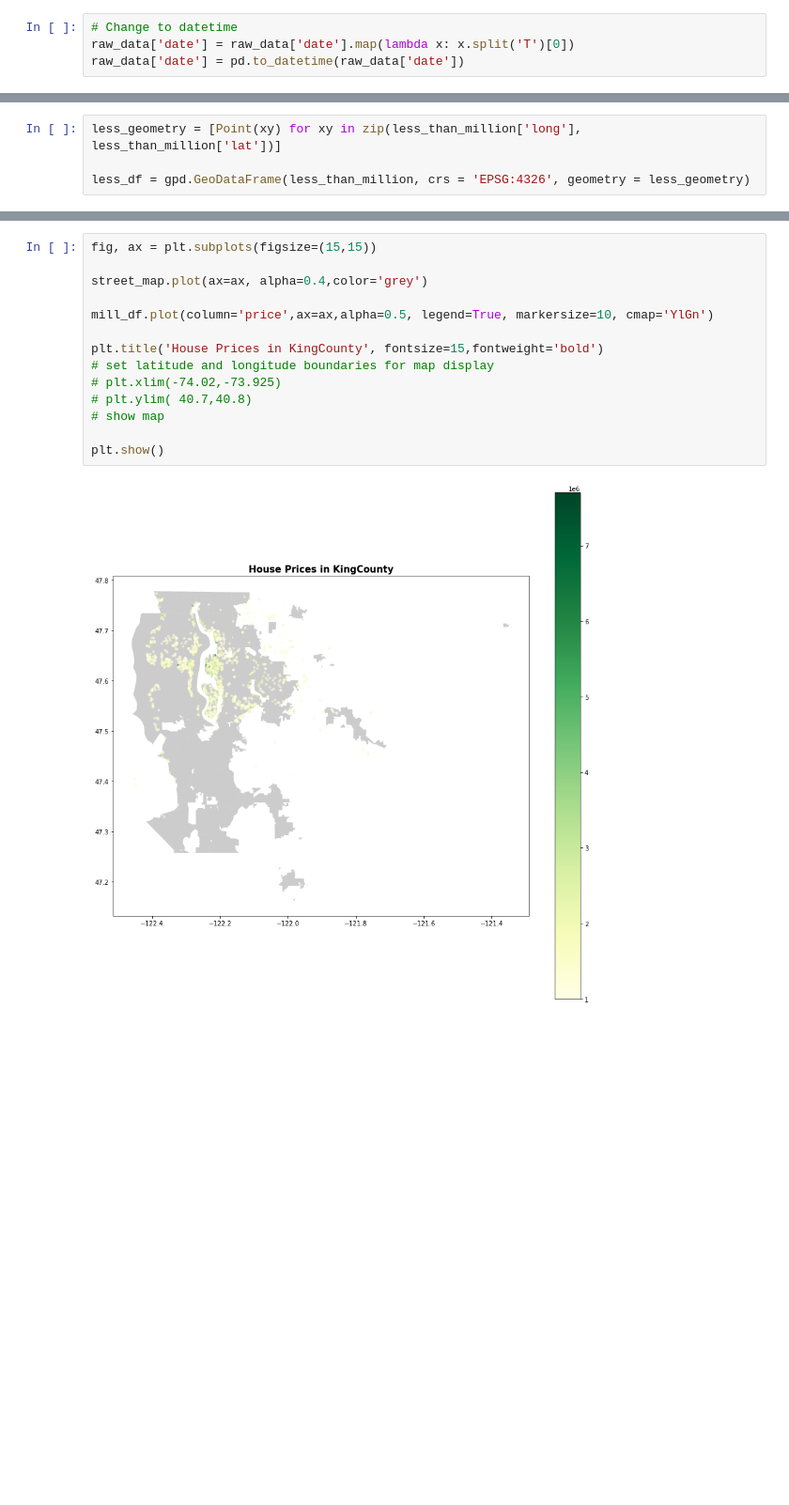
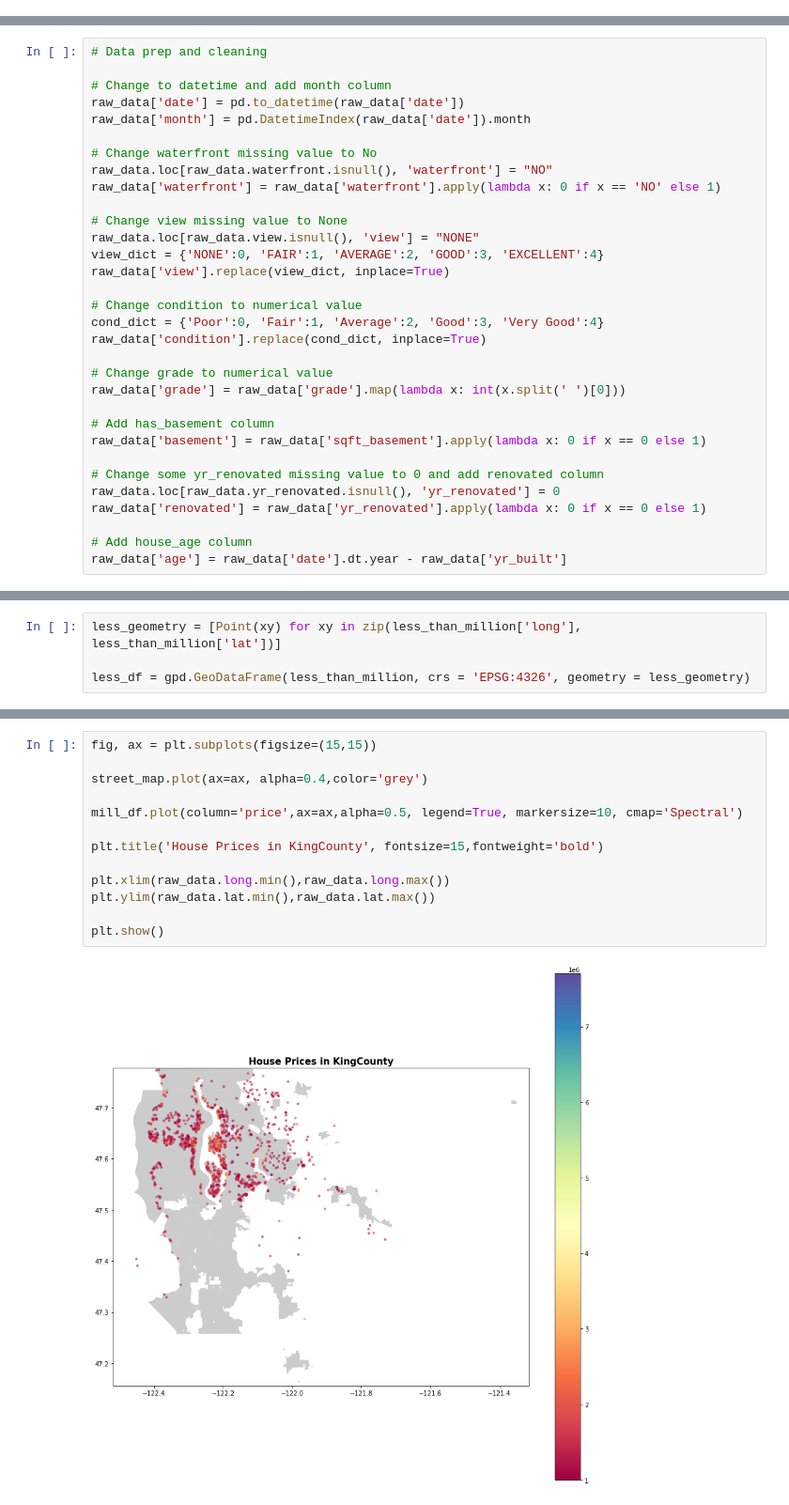
Before and after one commit to westonshuken/King-county-housing-analysis, a Jupyter notebook: Czarina-Modeling.ipynb, the cells around one changed output, grey strips where cells are left out. Shown at 94% size. Saved outputs shown, nothing was run; the diff lists cells and outputs as text; blank space fills up the shorter version.

```diff
--- a/Czarina-Modeling.ipynb
+++ b/Czarina-Modeling.ipynb
@@ -44,4 +42,0 @@ GeocoderUnavailable: HTTPSConnectionPool(host='nominatim.openstreetmap.org', por
-# %%
-# Change to datetime
-raw_data['date'] = raw_data['date'].map(lambda x: x.split('T')[0])
-raw_data['date'] = pd.to_datetime(raw_data['date'])
@@ -108,3 +43,35 @@ for i in range(10):
+# %%
+# Data prep and cleaning
+
+# Change to datetime and add month column
+raw_data['date'] = pd.to_datetime(raw_data['date'])
+raw_data['month'] = pd.DatetimeIndex(raw_data['date']).month
+
+# Change waterfront missing value to No
+raw_data.loc[raw_data.waterfront.isnull(), 'waterfront'] = "NO"
+raw_data['waterfront'] = raw_data['waterfront'].apply(lambda x: 0 if x == 'NO' else 1)
+
+# Change view missing value to None
+raw_data.loc[raw_data.view.isnull(), 'view'] = "NONE"
+view_dict = {'NONE':0, 'FAIR':1, 'AVERAGE':2, 'GOOD':3, 'EXCELLENT':4}
+raw_data['view'].replace(view_dict, inplace=True)
+
+# Change condition to numerical value
+cond_dict = {'Poor':0, 'Fair':1, 'Average':2, 'Good':3, 'Very Good':4}
+raw_data['condition'].replace(cond_dict, inplace=True)
+
+# Change grade to numerical value
+raw_data['grade'] = raw_data['grade'].map(lambda x: int(x.split(' ')[0]))
+
+# Add has_basement column
+raw_data['basement'] = raw_data['sqft_basement'].apply(lambda x: 0 if x == 0 else 1)
+
+# Change some yr_renovated missing value to 0 and add renovated column
+raw_data.loc[raw_data.yr_renovated.isnull(), 'yr_renovated'] = 0
+raw_data['renovated'] = raw_data['yr_renovated'].apply(lambda x: 0 if x == 0 else 1)
+
+# Add house_age column
+raw_data['age'] = raw_data['date'].dt.year - raw_data['yr_built']
 # %%
 less_than_million = raw_data.loc[(raw_data.price < 1_000_000)]
 million_house = raw_data.loc[(raw_data.price >= 1_000_000)]
@@ -147,16 +108,15 @@ mill_df = gpd.GeoDataFrame(million_house, crs = 'EPSG:4326', geometry = mill_geo
 # %%
 fig, ax = plt.subplots(figsize=(15,15))
 
 street_map.plot(ax=ax, alpha=0.4,color='grey')
 
-mill_df.plot(column='price',ax=ax,alpha=0.5, legend=True, markersize=10, cmap='YlGn')
+mill_df.plot(column='price',ax=ax,alpha=0.5, legend=True, markersize=10, cmap='Spectral')
 
 plt.title('House Prices in KingCounty', fontsize=15,fontweight='bold')
-# set latitude and longitude boundaries for map display
-# plt.xlim(-74.02,-73.925)
-# plt.ylim( 40.7,40.8)
-# show map
+
+plt.xlim(raw_data.long.min(),raw_data.long.max())
+plt.ylim(raw_data.lat.min(),raw_data.lat.max())
 
 plt.show()
 # %% [output]
-[figure, old version]
+[figure, new version]
```
Also changed, not shown: parts of 36 cells of this notebook.
